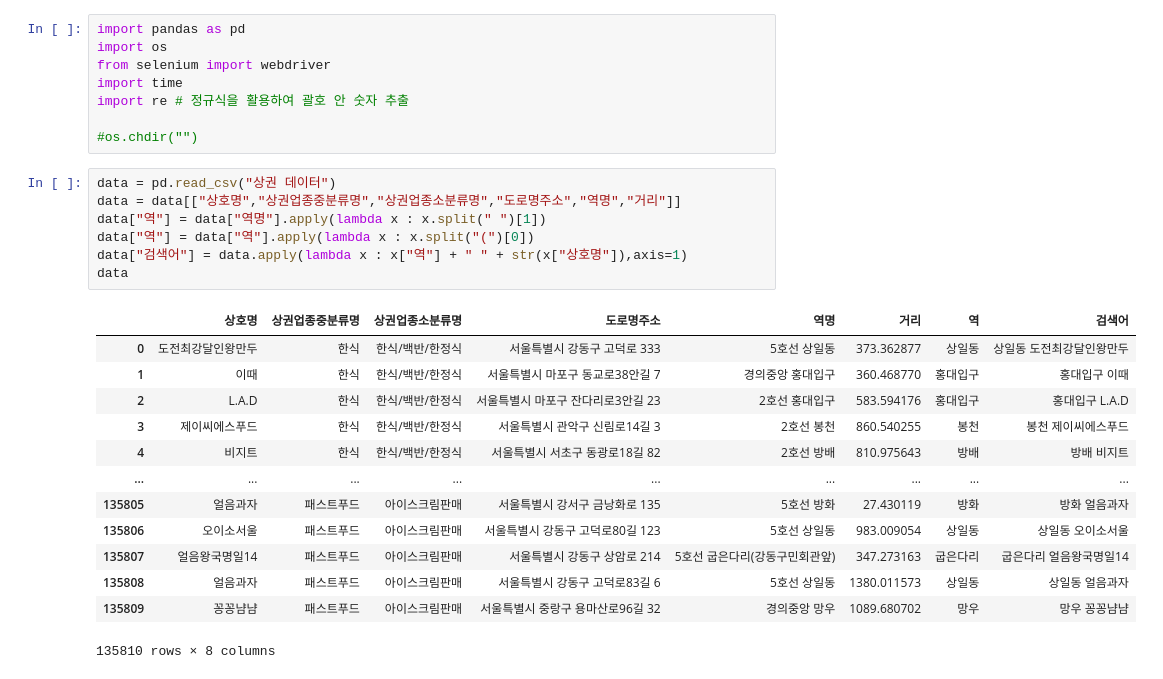
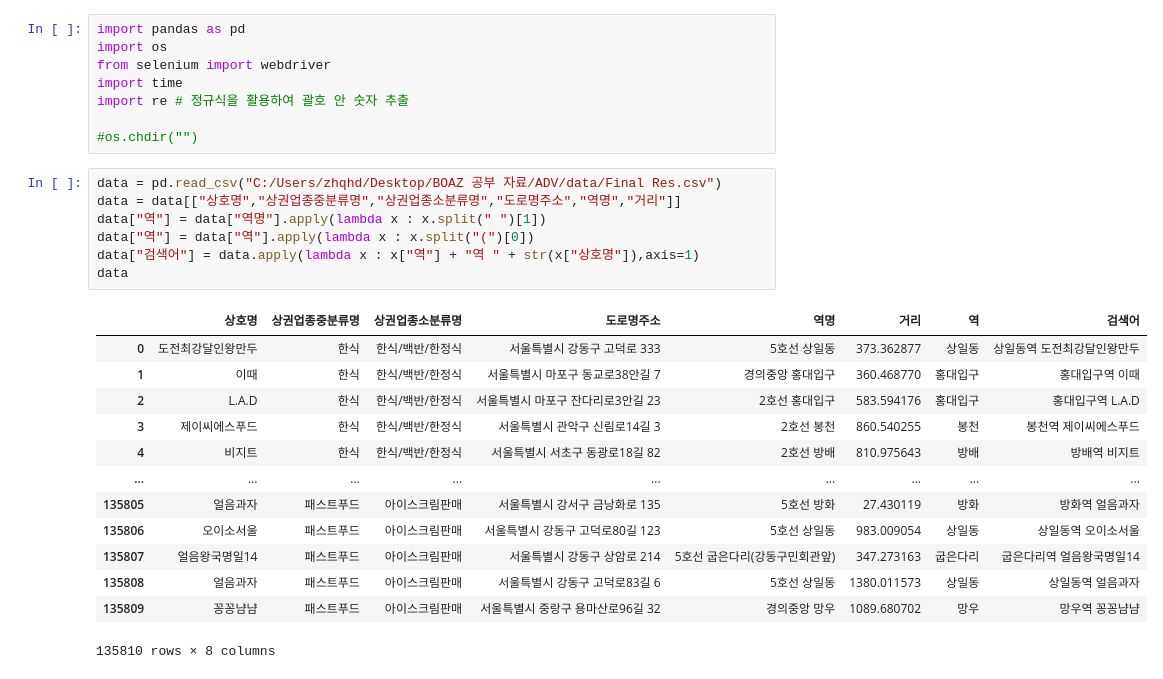
Before and after one commit to MrLee5693/BOAZ-ADV, a Jupyter notebook: Google Crawling/Google Crawling.ipynb, the cells around one changed output. Cells and saved outputs as stored; diff of their text form.

```diff
--- a/Google Crawling/Google Crawling.ipynb
+++ b/Google Crawling/Google Crawling.ipynb
@@ -7,23 +7,23 @@ import re # 정규식을 활용하여 괄호 안 숫자 추출
 
 #os.chdir("")
 # %%
-data = pd.read_csv("상권 데이터")
+data = pd.read_csv("C:/Users/zhqhd/Desktop/BOAZ 공부 자료/ADV/data/Final Res.csv")
 data = data[["상호명","상권업종중분류명","상권업종소분류명","도로명주소","역명","거리"]]
 data["역"] = data["역명"].apply(lambda x : x.split(" ")[1])
 data["역"] = data["역"].apply(lambda x : x.split("(")[0])
-data["검색어"] = data.apply(lambda x : x["역"] + " " + str(x["상호명"]),axis=1)
+data["검색어"] = data.apply(lambda x : x["역"] + "역 " + str(x["상호명"]),axis=1)
 data
 # %% [output]
 |  | 상호명 | 상권업종중분류명 | 상권업종소분류명 | 도로명주소 | 역명 | 거리 | 역 | 검색어 |
-| 0 | 도전최강달인왕만두 | 한식 | 한식/백반/한정식 | 서울특별시 강동구 고덕로 333 | 5호선 상일동 | 373.362877 | 상일동 | 상일동 도전최강달인왕만두 |
-| 1 | 이때 | 한식 | 한식/백반/한정식 | 서울특별시 마포구 동교로38안길 7 | 경의중앙 홍대입구 | 360.468770 | 홍대입구 | 홍대입구 이때 |
-| 2 | L.A.D | 한식 | 한식/백반/한정식 | 서울특별시 마포구 잔다리로3안길 23 | 2호선 홍대입구 | 583.594176 | 홍대입구 | 홍대입구 L.A.D |
-| 3 | 제이씨에스푸드 | 한식 | 한식/백반/한정식 | 서울특별시 관악구 신림로14길 3 | 2호선 봉천 | 860.540255 | 봉천 | 봉천 제이씨에스푸드 |
-| 4 | 비지트 | 한식 | 한식/백반/한정식 | 서울특별시 서초구 동광로18길 82 | 2호선 방배 | 810.975643 | 방배 | 방배 비지트 |
+| 0 | 도전최강달인왕만두 | 한식 | 한식/백반/한정식 | 서울특별시 강동구 고덕로 333 | 5호선 상일동 | 373.362877 | 상일동 | 상일동역 도전최강달인왕만두 |
+| 1 | 이때 | 한식 | 한식/백반/한정식 | 서울특별시 마포구 동교로38안길 7 | 경의중앙 홍대입구 | 360.468770 | 홍대입구 | 홍대입구역 이때 |
+| 2 | L.A.D | 한식 | 한식/백반/한정식 | 서울특별시 마포구 잔다리로3안길 23 | 2호선 홍대입구 | 583.594176 | 홍대입구 | 홍대입구역 L.A.D |
+| 3 | 제이씨에스푸드 | 한식 | 한식/백반/한정식 | 서울특별시 관악구 신림로14길 3 | 2호선 봉천 | 860.540255 | 봉천 | 봉천역 제이씨에스푸드 |
+| 4 | 비지트 | 한식 | 한식/백반/한정식 | 서울특별시 서초구 동광로18길 82 | 2호선 방배 | 810.975643 | 방배 | 방배역 비지트 |
 | ... | ... | ... | ... | ... | ... | ... | ... | ... |
-| 135805 | 얼음과자 | 패스트푸드 | 아이스크림판매 | 서울특별시 강서구 금낭화로 135 | 5호선 방화 | 27.430119 | 방화 | 방화 얼음과자 |
-| 135806 | 오이소서울 | 패스트푸드 | 아이스크림판매 | 서울특별시 강동구 고덕로80길 123 | 5호선 상일동 | 983.009054 | 상일동 | 상일동 오이소서울 |
-| 135807 | 얼음왕국명일14 | 패스트푸드 | 아이스크림판매 | 서울특별시 강동구 상암로 214 | 5호선 굽은다리(강동구민회관앞) | 347.273163 | 굽은다리 | 굽은다리 얼음왕국명일14 |
-| 135808 | 얼음과자 | 패스트푸드 | 아이스크림판매 | 서울특별시 강동구 고덕로83길 6 | 5호선 상일동 | 1380.011573 | 상일동 | 상일동 얼음과자 |
-| 135809 | 꽁꽁냠냠 | 패스트푸드 | 아이스크림판매 | 서울특별시 중랑구 용마산로96길 32 | 경의중앙 망우 | 1089.680702 | 망우 | 망우 꽁꽁냠냠 |
+| 135805 | 얼음과자 | 패스트푸드 | 아이스크림판매 | 서울특별시 강서구 금낭화로 135 | 5호선 방화 | 27.430119 | 방화 | 방화역 얼음과자 |
+| 135806 | 오이소서울 | 패스트푸드 | 아이스크림판매 | 서울특별시 강동구 고덕로80길 123 | 5호선 상일동 | 983.009054 | 상일동 | 상일동역 오이소서울 |
+| 135807 | 얼음왕국명일14 | 패스트푸드 | 아이스크림판매 | 서울특별시 강동구 상암로 214 | 5호선 굽은다리(강동구민회관앞) | 347.273163 | 굽은다리 | 굽은다리역 얼음왕국명일14 |
+| 135808 | 얼음과자 | 패스트푸드 | 아이스크림판매 | 서울특별시 강동구 고덕로83길 6 | 5호선 상일동 | 1380.011573 | 상일동 | 상일동역 얼음과자 |
+| 135809 | 꽁꽁냠냠 | 패스트푸드 | 아이스크림판매 | 서울특별시 중랑구 용마산로96길 32 | 경의중앙 망우 | 1089.680702 | 망우 | 망우역 꽁꽁냠냠 |
 135810 rows × 8 columns
```
Also changed, not shown: parts of 9 cells of this notebook.
